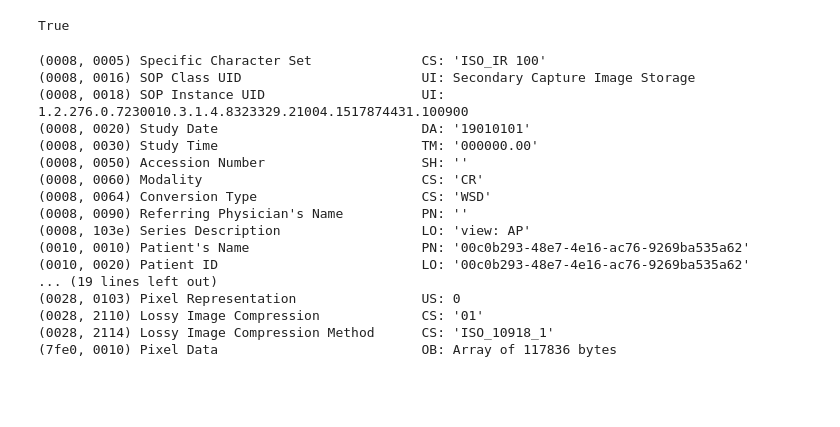
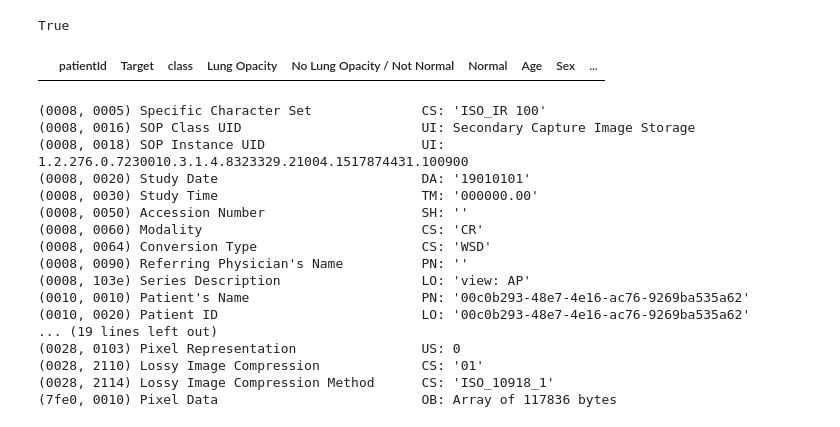
Before and after one commit to svenharris/datascienceworkshop-pneumonia, a Jupyter notebook: kernel.ipynb, the cells around one changed output. Saved outputs shown, nothing was run; the diff lists cells and outputs as text; code cells hidden in the pictures; blank space fills up the shorter version.

```diff
--- a/kernel.ipynb
+++ b/kernel.ipynb
@@ -257,6 +261,11 @@ df.head()
 len(df['patientId']) == len( set(df['patientId']))
 # %% [output]
 True
+# %%
+gna = df[df['No Lung Opacity / Not Normal'] == 1]
+print(gna[gna['boxes'] != '#'])
+# %% [output]
+|  | patientId | Target | class | Lung Opacity | No Lung Opacity / Not Normal | Normal | Age | Sex | ... |
 # %%
 draw(df.iloc[13])
 # %% [output]
```
Also changed, not shown: parts of 3 cells of this notebook, 1 other file.
